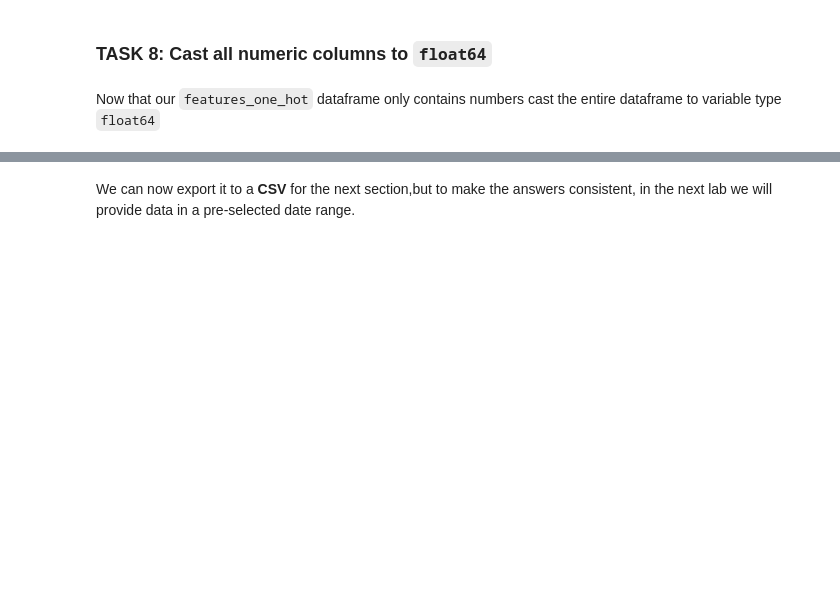
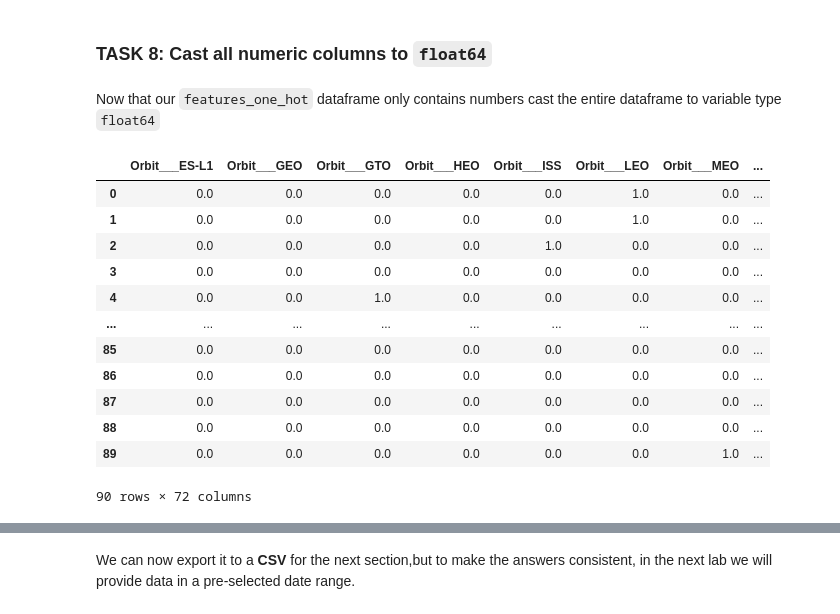
Before and after one commit to gohchaip/IBM-Data-Science, a Jupyter notebook: Applied Data Science Capstone/Week2/EDA Week2.ipynb, the cells around one changed output, grey strips where cells are left out. Saved outputs shown, nothing was run; the diff lists cells and outputs as text; code cells hidden in the pictures; blank space fills up the shorter version.

```diff
--- a/Applied Data Science Capstone/Week2/EDA Week2.ipynb
+++ b/Applied Data Science Capstone/Week2/EDA Week2.ipynb
@@ -269,4 +269,18 @@ features_one_hot.head()
 Now that our <code>features_one_hot</code> dataframe only contains numbers cast the entire dataframe to variable type <code>float64</code>
 # %%
 # HINT: use astype function
-features_one_hot
+features_one_hot.astype("float64")
+# %% [output]
+|  | Orbit___ES-L1 | Orbit___GEO | Orbit___GTO | Orbit___HEO | Orbit___ISS | Orbit___LEO | Orbit___MEO | ... |
+| 0 | 0.0 | 0.0 | 0.0 | 0.0 | 0.0 | 1.0 | 0.0 | ... |
+| 1 | 0.0 | 0.0 | 0.0 | 0.0 | 0.0 | 1.0 | 0.0 | ... |
+| 2 | 0.0 | 0.0 | 0.0 | 0.0 | 1.0 | 0.0 | 0.0 | ... |
+| 3 | 0.0 | 0.0 | 0.0 | 0.0 | 0.0 | 0.0 | 0.0 | ... |
+| 4 | 0.0 | 0.0 | 1.0 | 0.0 | 0.0 | 0.0 | 0.0 | ... |
+| ... | ... | ... | ... | ... | ... | ... | ... | ... |
+| 85 | 0.0 | 0.0 | 0.0 | 0.0 | 0.0 | 0.0 | 0.0 | ... |
+| 86 | 0.0 | 0.0 | 0.0 | 0.0 | 0.0 | 0.0 | 0.0 | ... |
+| 87 | 0.0 | 0.0 | 0.0 | 0.0 | 0.0 | 0.0 | 0.0 | ... |
+| 88 | 0.0 | 0.0 | 0.0 | 0.0 | 0.0 | 0.0 | 0.0 | ... |
+| 89 | 0.0 | 0.0 | 0.0 | 0.0 | 0.0 | 0.0 | 1.0 | ... |
+90 rows × 72 columns
```
Also changed, not shown: parts of 3 cells of this notebook.
